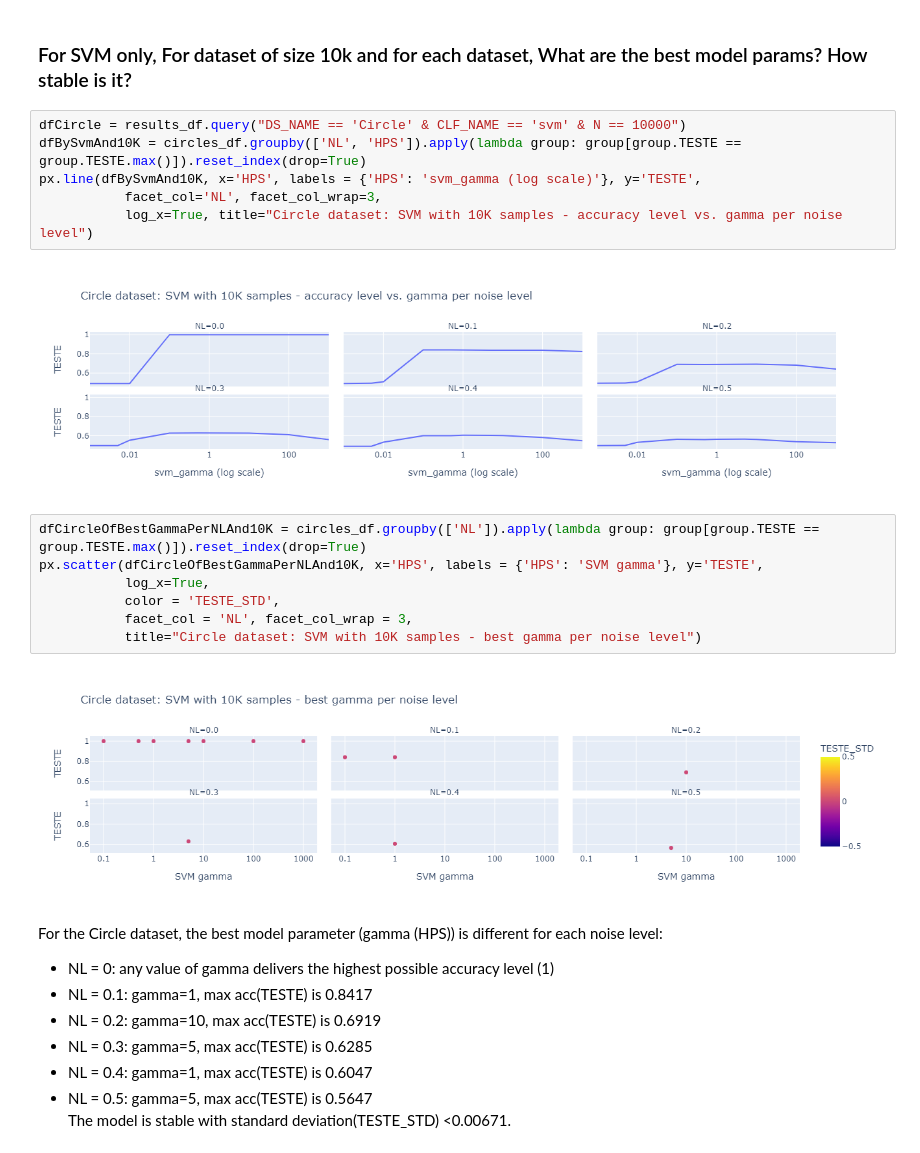
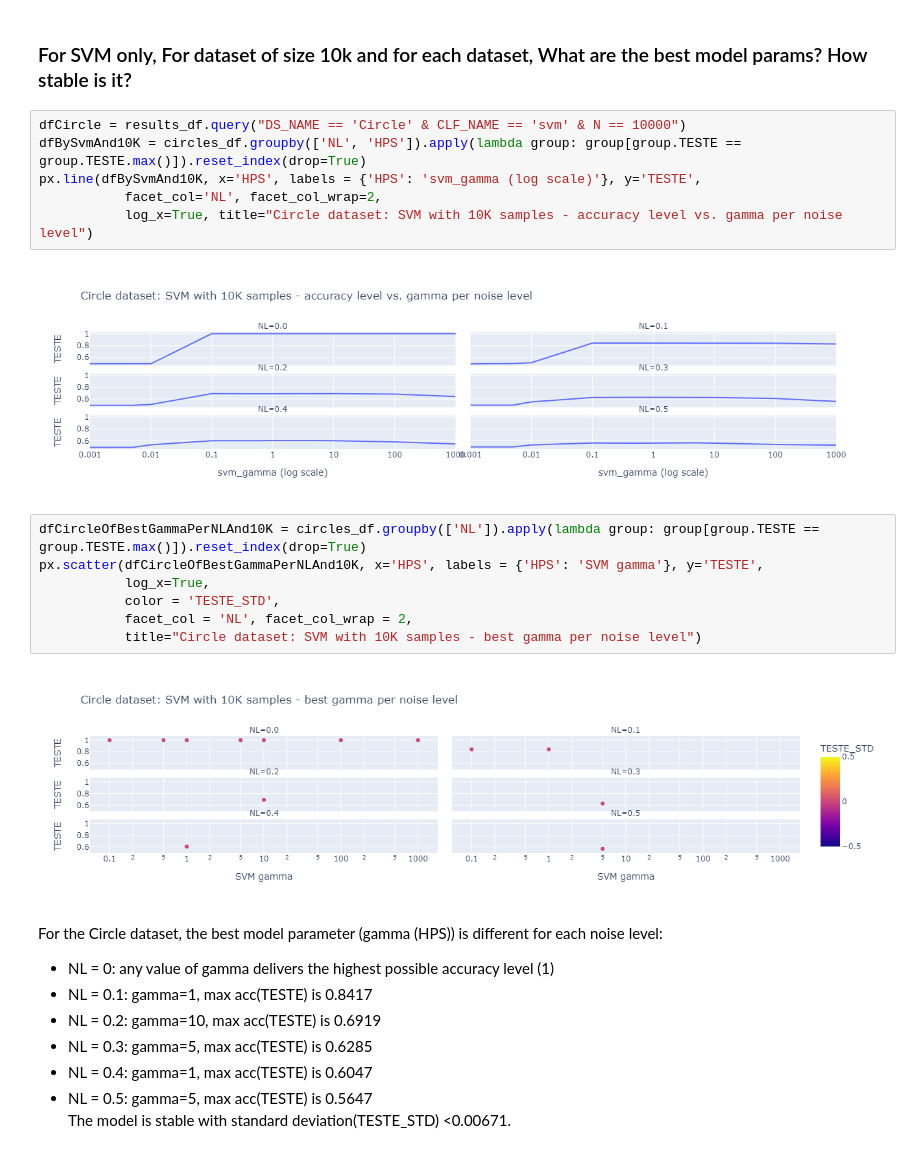
Before and after one commit to binyamin9913/Python_ML-2022, a Jupyter notebook: Final project/Modeling Exercise-mySolution.ipynb, the cells around one changed output. Drawn from its saved outputs; the diff is of its cells as text.

```diff
--- a/Final project/Modeling Exercise-mySolution.ipynb
+++ b/Final project/Modeling Exercise-mySolution.ipynb
@@ -262,20 +259,20 @@ results_df
 # %%
 dfCircle = results_df.query("DS_NAME == 'Circle' & CLF_NAME == 'svm' & N == 10000")
 dfBySvmAnd10K = circles_df.groupby(['NL', 'HPS']).apply(lambda group: group[group.TESTE == group.TESTE.max()]).reset_index(drop=True)
 px.line(dfBySvmAnd10K, x='HPS', labels = {'HPS': 'svm_gamma (log scale)'}, y='TESTE',
-           facet_col='NL', facet_col_wrap=3,
+           facet_col='NL', facet_col_wrap=2,
            log_x=True, title="Circle dataset: SVM with 10K samples - accuracy level vs. gamma per noise level")
 # %% [output]
-[figure, old version]
+[figure, new version]
 # %%
 dfCircleOfBestGammaPerNLAnd10K = circles_df.groupby(['NL']).apply(lambda group: group[group.TESTE == group.TESTE.max()]).reset_index(drop=True)
 px.scatter(dfCircleOfBestGammaPerNLAnd10K, x='HPS', labels = {'HPS': 'SVM gamma'}, y='TESTE',
            log_x=True,
            color = 'TESTE_STD',
-           facet_col = 'NL', facet_col_wrap = 3,
+           facet_col = 'NL', facet_col_wrap = 2,
            title="Circle dataset: SVM with 10K samples - best gamma per noise level")
 # %% [output]
-[figure, old version]
+[figure, new version]
 # %% [markdown]
 For the Circle dataset, the best model parameter (gamma (HPS)) is different for each noise level:
 - NL = 0: any value of gamma delivers the highest possible accuracy level (1)
```
Also changed, not shown: parts of 19 cells of this notebook.
